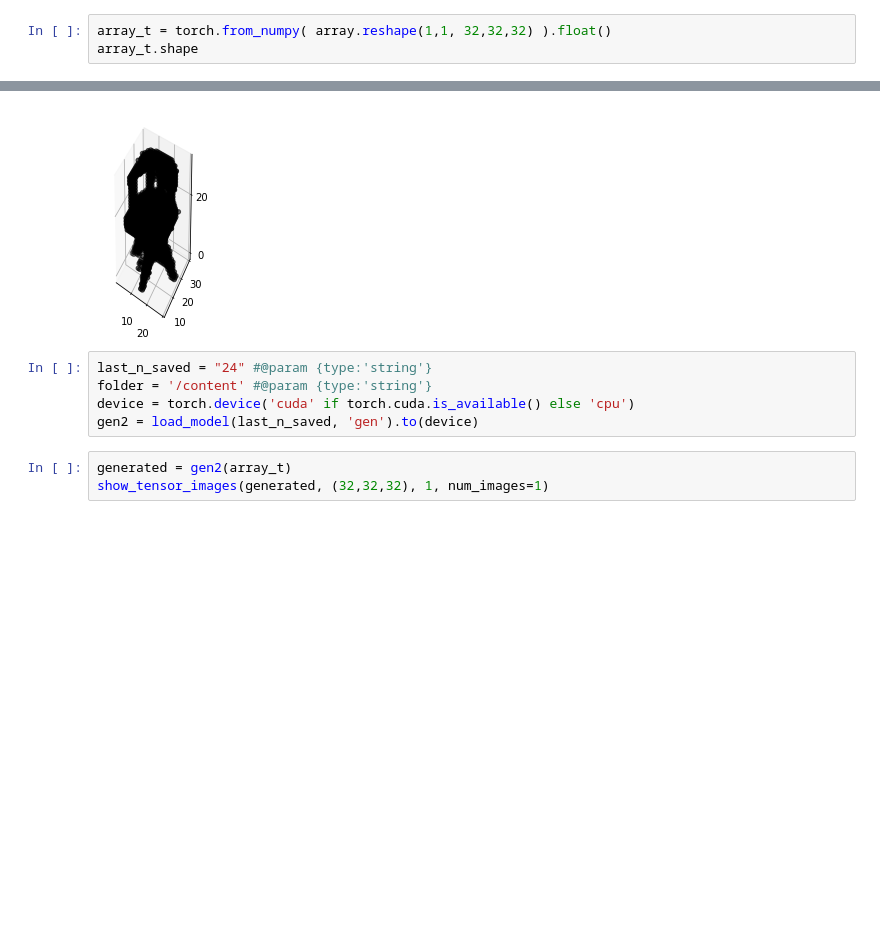
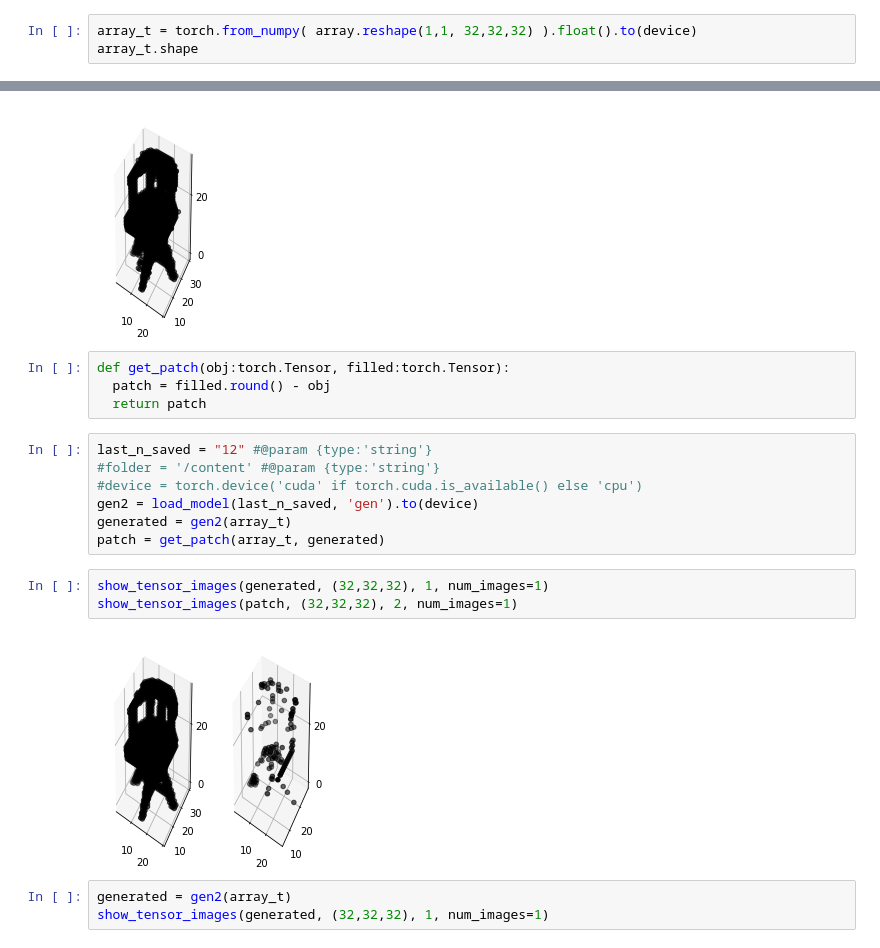
Before and after one commit to Coralain10/ML_Archaeological-Objects-Reconstruction, a Jupyter notebook: DCGAN.ipynb, the cells around one changed output, grey strips where cells are left out. Cells and saved outputs as stored; diff of their text form; blank space fills up the shorter version.

```diff
--- a/DCGAN.ipynb
+++ b/DCGAN.ipynb
@@ -352,7 +378,7 @@ showArr3DBoolC(array)
 # %% [output]
 [figure]
 # %%
-array_t = torch.from_numpy( array.reshape(1,1, 32,32,32) ).float()
+array_t = torch.from_numpy( array.reshape(1,1, 32,32,32) ).float().to(device)
 array_t.shape
 # %% [output]
 torch.Size([1, 1, 32, 32, 32])
@@ -362,11 +388,22 @@ generated = gen(array_t)
 show_tensor_images(generated, (32,32,32), 1, num_images=1)
 # %% [output]
 [figure]
+# %%
+def get_patch(obj:torch.Tensor, filled:torch.Tensor):
+  patch = filled.round() - obj
+  return patch
 # %%
-last_n_saved = "24" #@param {type:'string'}
-folder = '/content' #@param {type:'string'}
-device = torch.device('cuda' if torch.cuda.is_available() else 'cpu')
+last_n_saved = "12" #@param {type:'string'}
+#folder = '/content' #@param {type:'string'}
+#device = torch.device('cuda' if torch.cuda.is_available() else 'cpu')
 gen2 = load_model(last_n_saved, 'gen').to(device)
+generated = gen2(array_t)
+patch = get_patch(array_t, generated)
+# %%
+show_tensor_images(generated, (32,32,32), 1, num_images=1)
+show_tensor_images(patch, (32,32,32), 2, num_images=1)
+# %% [output]
+[figure, added]
 # %%
 generated = gen2(array_t)
 show_tensor_images(generated, (32,32,32), 1, num_images=1)
```
Also changed, not shown: parts of 7 cells of this notebook.
